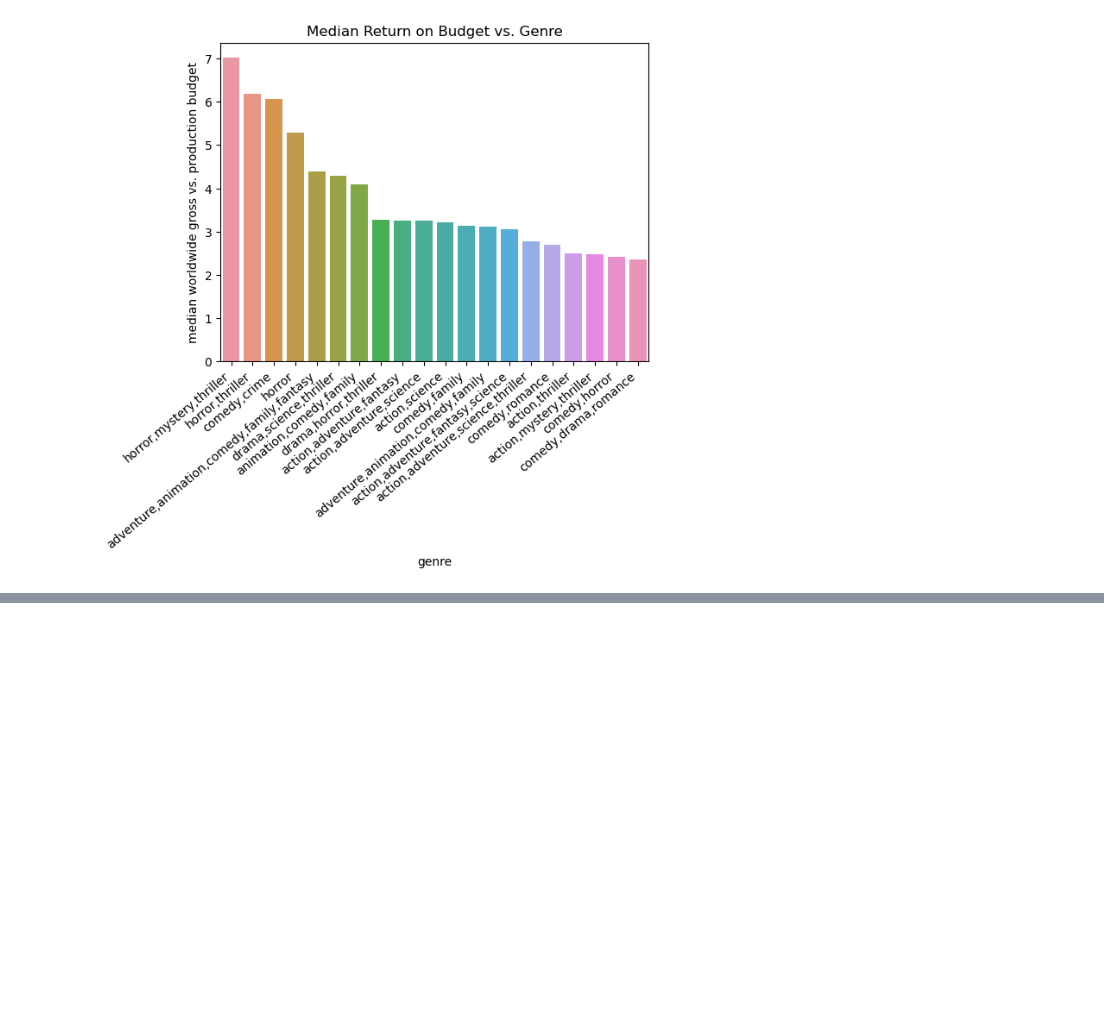
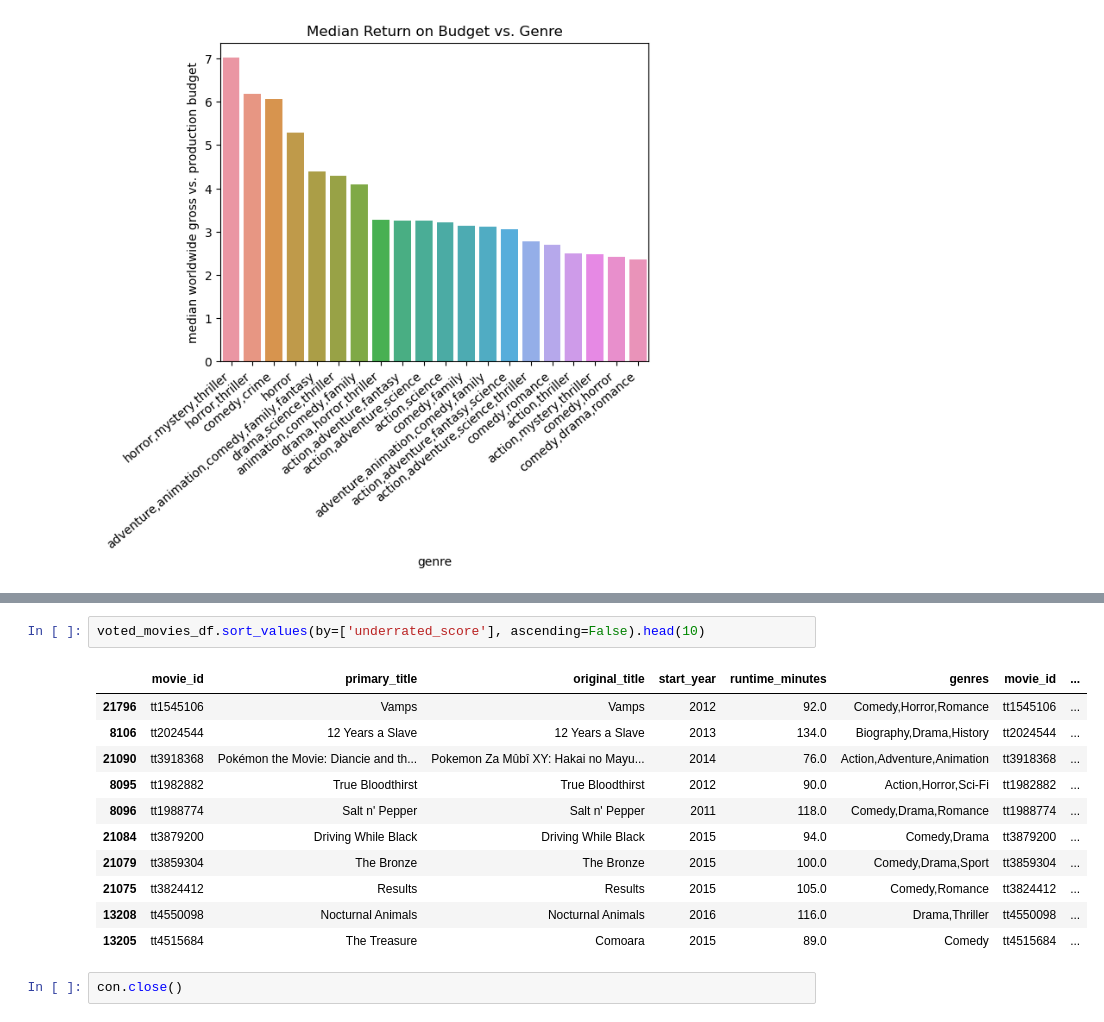
Before and after one commit to bkokin/semester_1_capstone, a Jupyter notebook: exploratory_work/hanwen_exploratory.ipynb, the cells around one changed output, grey strips where cells are left out. Saved outputs shown, nothing was run; the diff lists cells and outputs as text; blank space fills up the shorter version.

```diff
--- a/exploratory_work/hanwen_exploratory.ipynb
+++ b/exploratory_work/hanwen_exploratory.ipynb
@@ -397,0 +503,16 @@ None
+# %%
+voted_movies_df.sort_values(by=['underrated_score'], ascending=False).head(10)
+# %% [output]
+|  | movie_id | primary_title | original_title | start_year | runtime_minutes | genres | movie_id | ... |
+| 21796 | tt1545106 | Vamps | Vamps | 2012 | 92.0 | Comedy,Horror,Romance | tt1545106 | ... |
+| 8106 | tt2024544 | 12 Years a Slave | 12 Years a Slave | 2013 | 134.0 | Biography,Drama,History | tt2024544 | ... |
+| 21090 | tt3918368 | Pokémon the Movie: Diancie and th... | Pokemon Za Mûbî XY: Hakai no Mayu... | 2014 | 76.0 | Action,Adventure,Animation | tt3918368 | ... |
+| 8095 | tt1982882 | True Bloodthirst | True Bloodthirst | 2012 | 90.0 | Action,Horror,Sci-Fi | tt1982882 | ... |
+| 8096 | tt1988774 | Salt n' Pepper | Salt n' Pepper | 2011 | 118.0 | Comedy,Drama,Romance | tt1988774 | ... |
+| 21084 | tt3879200 | Driving While Black | Driving While Black | 2015 | 94.0 | Comedy,Drama | tt3879200 | ... |
+| 21079 | tt3859304 | The Bronze | The Bronze | 2015 | 100.0 | Comedy,Drama,Sport | tt3859304 | ... |
+| 21075 | tt3824412 | Results | Results | 2015 | 105.0 | Comedy,Romance | tt3824412 | ... |
+| 13208 | tt4550098 | Nocturnal Animals | Nocturnal Animals | 2016 | 116.0 | Drama,Thriller | tt4550098 | ... |
+| 13205 | tt4515684 | The Treasure | Comoara | 2015 | 89.0 | Comedy | tt4515684 | ... |
+# %%
+con.close()
```
Also changed, not shown: parts of 12 cells of this notebook.
